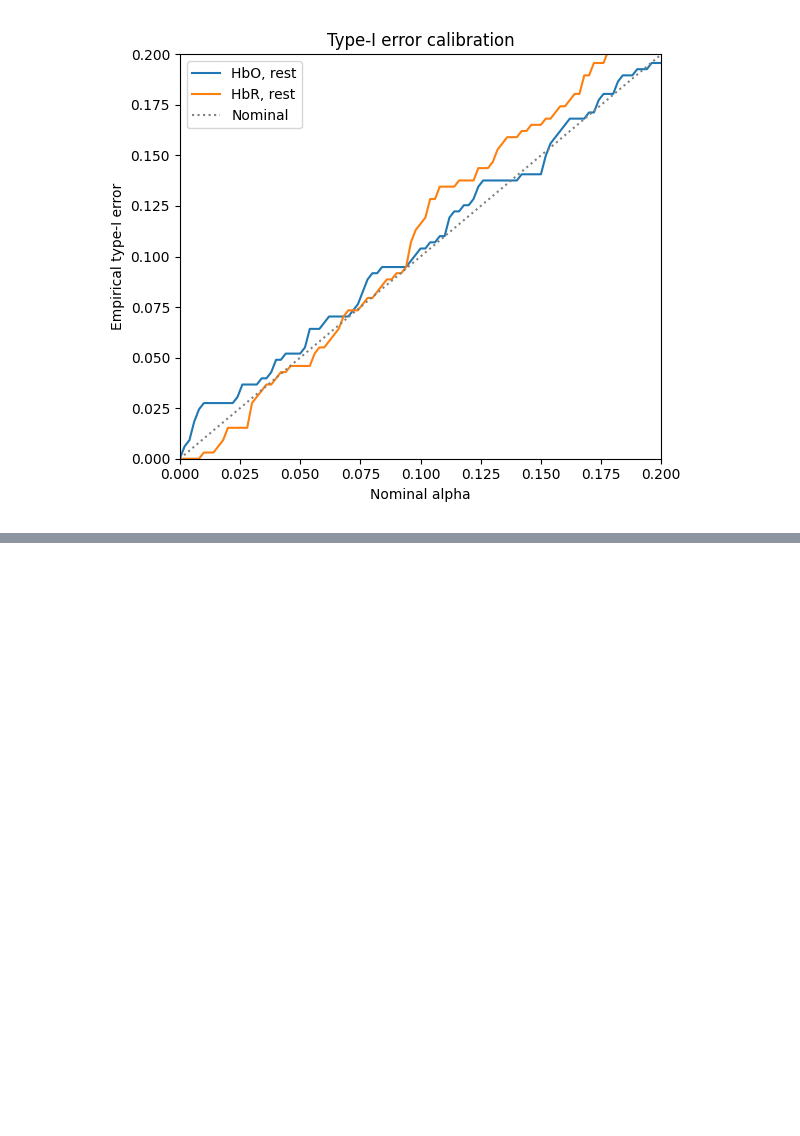
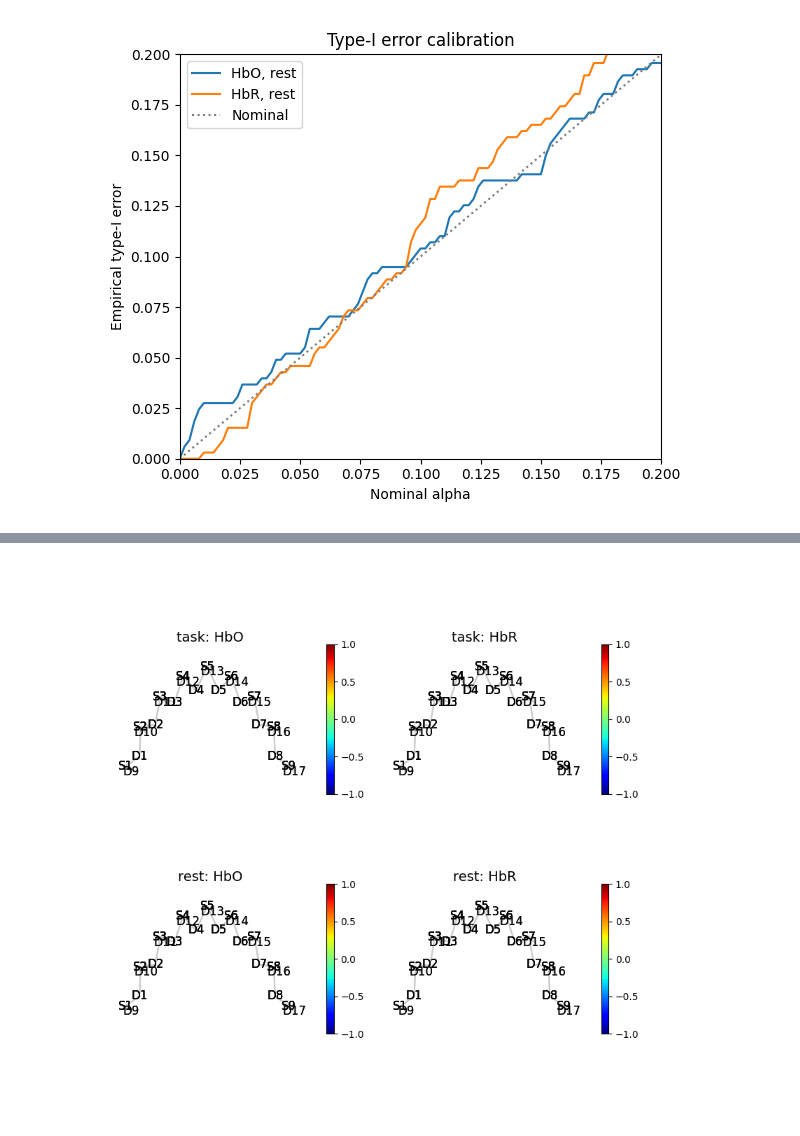
Before and after one commit to huppertt/pyNIRS_toolbox, a Jupyter notebook: examples/09_RestingStateConnectivity.ipynb, the cells around one changed output, grey strips where cells are left out. Saved outputs shown, nothing was run; the diff lists cells and outputs as text; code cells hidden in the pictures; blank space fills up the shorter version.

```diff
--- a/examples/09_RestingStateConnectivity.ipynb
+++ b/examples/09_RestingStateConnectivity.ipynb
@@ -326,0 +293,38 @@ hyperscanning_roc.draw_type1_error()
+# %%
+blockwise_data, _ = simData.simdataset_connectivity(
+    num_files=1,
+    t=np.arange(0., 960., .5),
+    sigma=0,
+    warped=True,
+    random_seed=904,
+)
+
+blockwise_stim = pd.DataFrame({
+    'onset': [30., 270., 510., 750.],
+    'duration': [120.] * 4,
+    'trial_type': ['task'] * 4,
+})
+for recording in blockwise_data.dataset:
+    recording.stim = blockwise_stim.copy()
+
+blockwise_pipeline = PipelineList([
+    prep.intensity_opticaldensity,
+    prep.mbll,
+    prep.resample,
+    resting_state_connectivity,
+])
+blockwise_pipeline.set_all_options({
+    'Fs': 2,
+    'AR': 18,
+    'robust': False,
+    'short_separation_correction': False,
+    'divide_events': True,
+    'min_event_duration': 30,
+    'ignore_event_transition_time': 10,
+})
+blockwise_data = blockwise_pipeline.run(blockwise_data)
+
+blockwise_conn = blockwise_data.dataset[0]['conn']
+blockwise_conn.show(thres=0.05, threshold_type='q')
+# %% [output]
+[figure, added]
```
Also changed, not shown: parts of 26 cells of this notebook, 15 other files.
